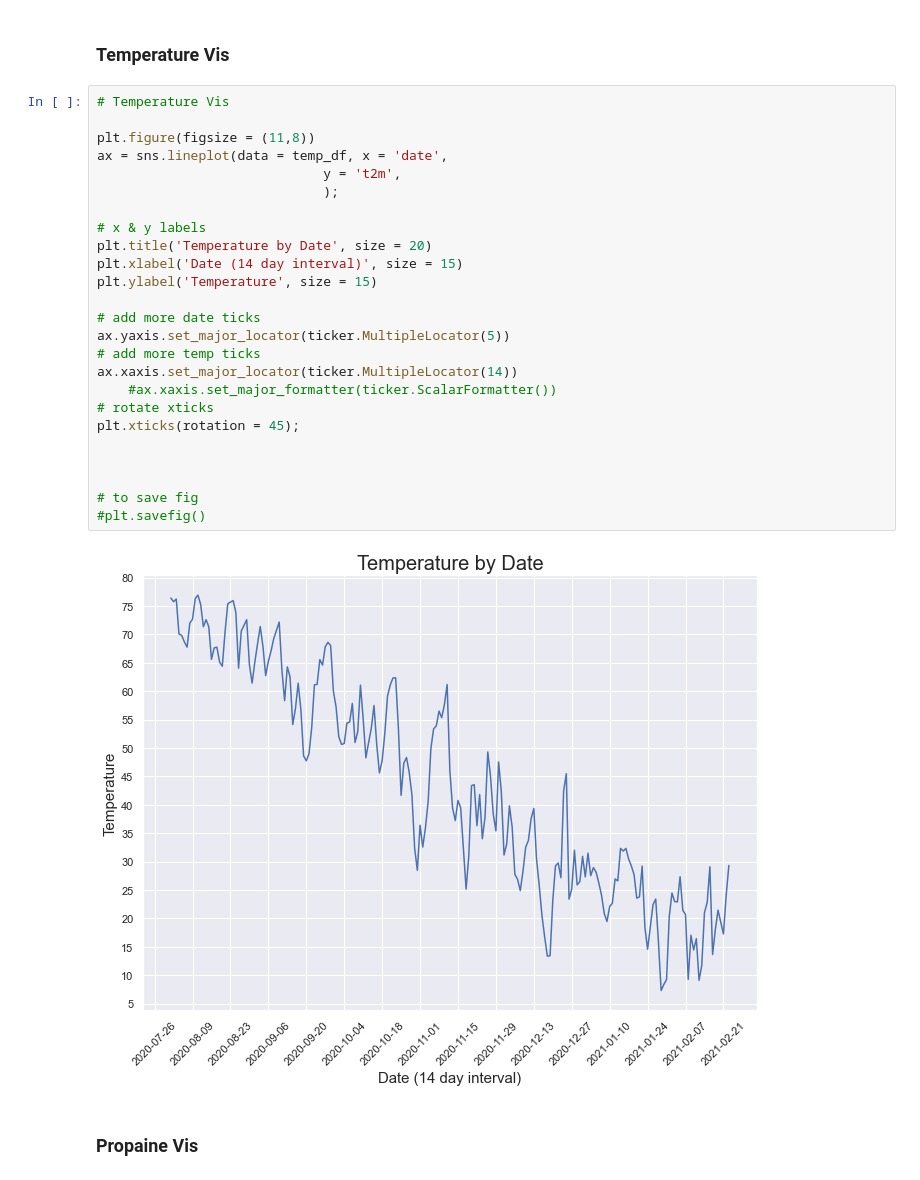
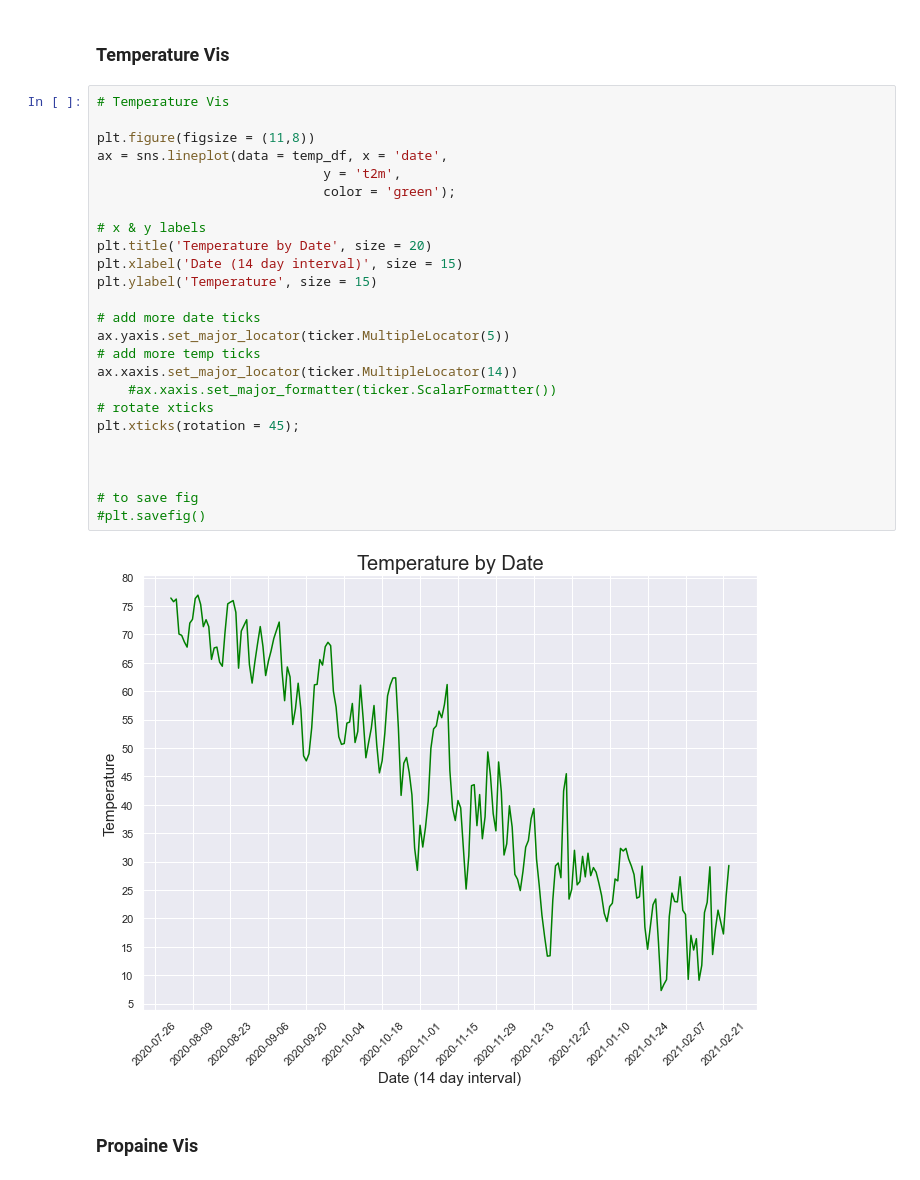
Before and after one commit to encodingintuition/personal_energy_usage, a Jupyter notebook: code/01-EDA-PEU.ipynb, the cells around one changed output. Saved outputs shown, nothing was run; the diff lists cells and outputs as text.

```diff
--- a/code/01-EDA-PEU.ipynb
+++ b/code/01-EDA-PEU.ipynb
@@ -243,30 +243,30 @@ temp_df
 # %%
 # Temperature Vis
 
 plt.figure(figsize = (11,8))
 ax = sns.lineplot(data = temp_df, x = 'date',
                              y = 't2m',
-                             );
+                             color = 'green');
 
 # x & y labels
 plt.title('Temperature by Date', size = 20)
 plt.xlabel('Date (14 day interval)', size = 15)
 plt.ylabel('Temperature', size = 15)
 
 # add more date ticks
 ax.yaxis.set_major_locator(ticker.MultipleLocator(5))
 # add more temp ticks
 ax.xaxis.set_major_locator(ticker.MultipleLocator(14))
     #ax.xaxis.set_major_formatter(ticker.ScalarFormatter())
 # rotate xticks
 plt.xticks(rotation = 45);
 
 
 
 # to save fig
 #plt.savefig()
 # %% [output]
-[figure, old version]
+[figure, new version]
 # %% [markdown]
 ### Propaine Vis
 # %%
```
Also changed, not shown: parts of 26 cells of this notebook.
